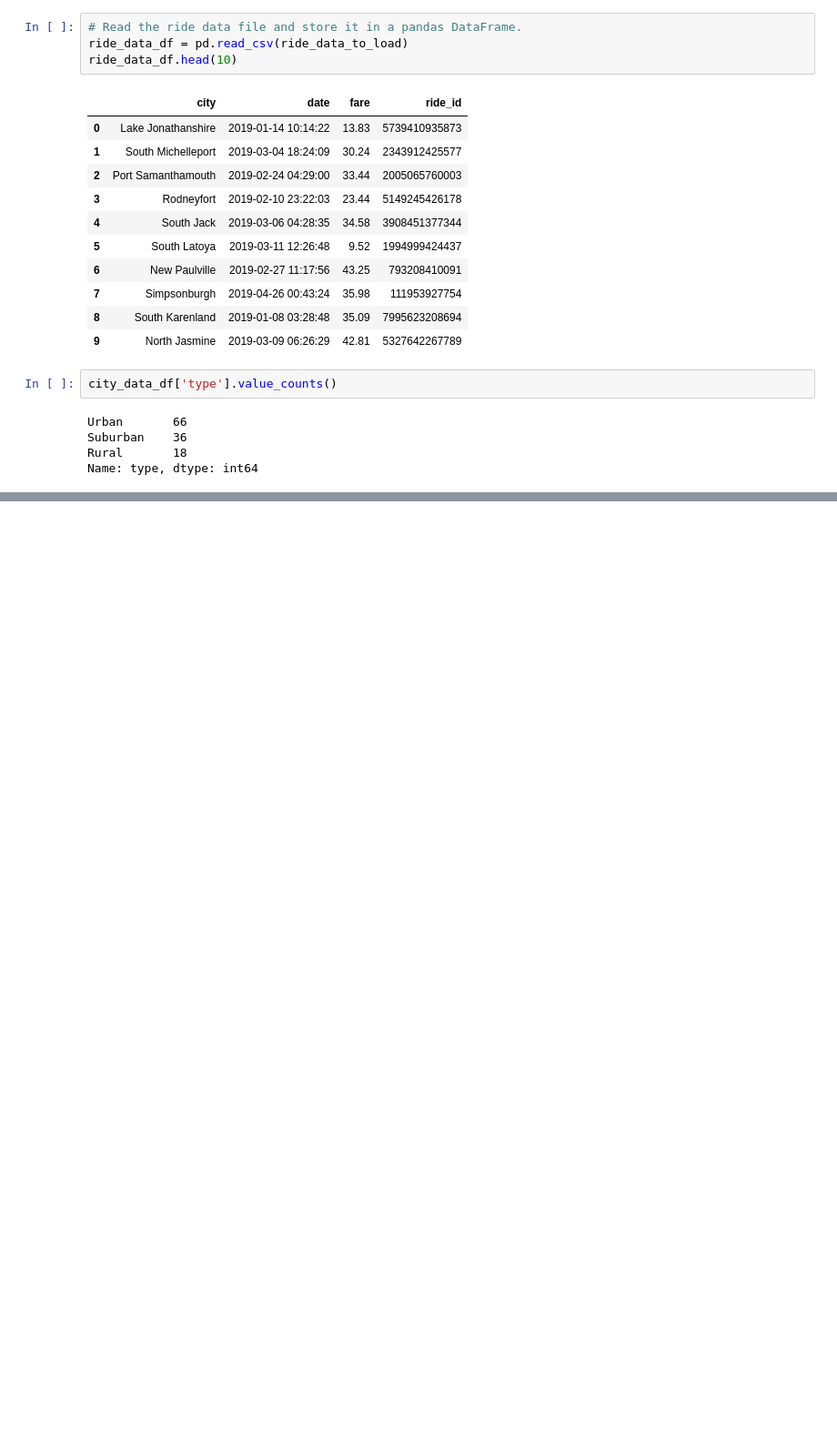
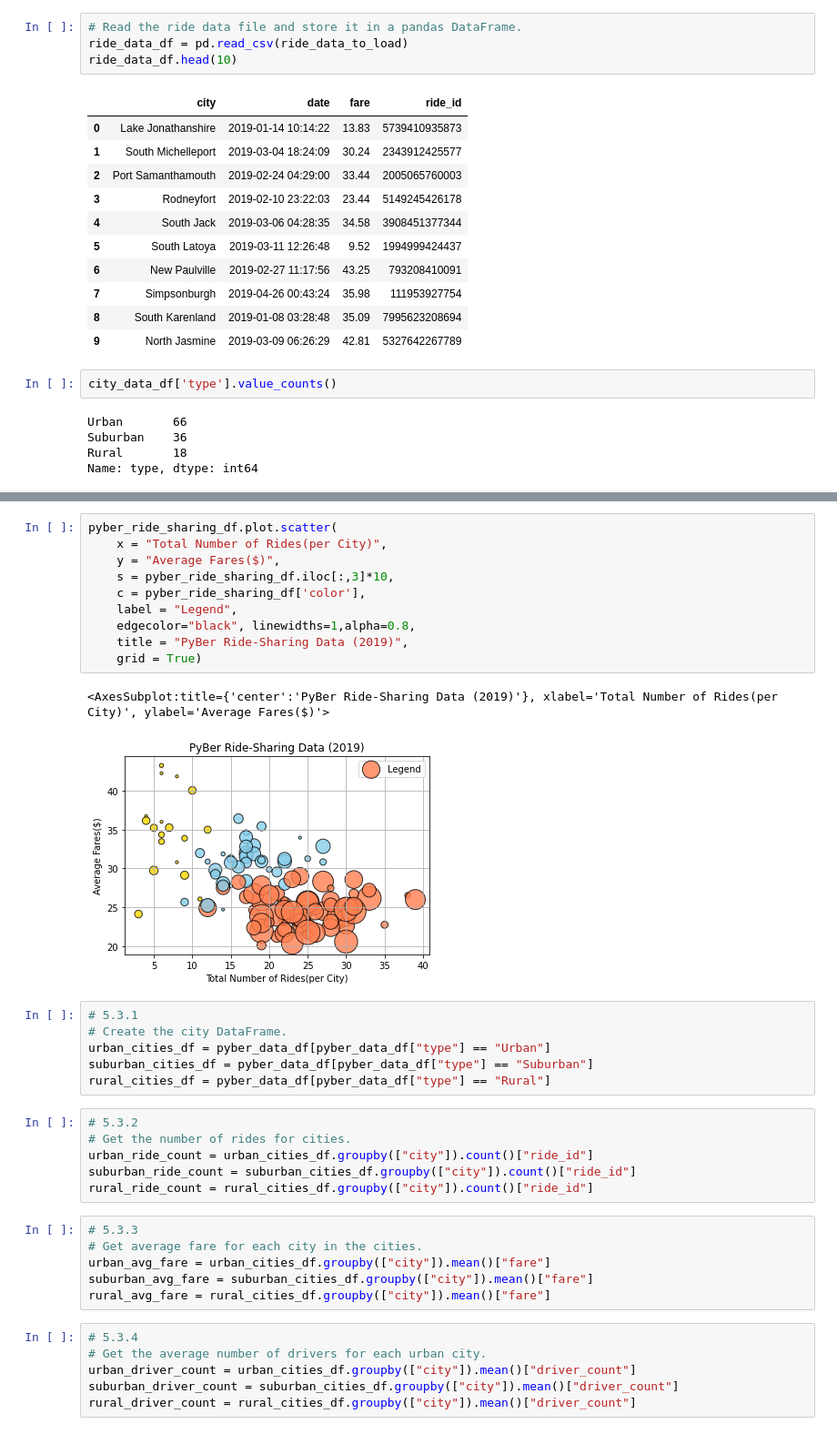
Before and after one commit to hjx2019/PyBer_Analysis, a Jupyter notebook: PyBer.ipynb, the cells around one changed output, grey strips where cells are left out. Shown at 91% size. Saved outputs shown, nothing was run; the diff lists cells and outputs as text; blank space fills up the shorter version.

```diff
--- a/PyBer.ipynb
+++ b/PyBer.ipynb
@@ -56,0 +136,37 @@ SyntaxError: positional argument follows keyword argument (<ipython-input-8-dcfe
+# %%
+pyber_ride_sharing_df.plot.scatter(
+    x = "Total Number of Rides(per City)",
+    y = "Average Fares($)",
+    s = pyber_ride_sharing_df.iloc[:,3]*10,
+    c = pyber_ride_sharing_df['color'],
+    label = "Legend",
+    edgecolor="black", linewidths=1,alpha=0.8,
+    title = "PyBer Ride-Sharing Data (2019)",
+    grid = True)
+# %% [output]
+<AxesSubplot:title={'center':'PyBer Ride-Sharing Data (2019)'}, xlabel='Total Number of Rides(per City)', ylabel='Average Fares($)'>
+[figure, added]
+# %%
+# 5.3.1
+# Create the city DataFrame.
+urban_cities_df = pyber_data_df[pyber_data_df["type"] == "Urban"]
+suburban_cities_df = pyber_data_df[pyber_data_df["type"] == "Suburban"]
+rural_cities_df = pyber_data_df[pyber_data_df["type"] == "Rural"]
+# %%
+# 5.3.2
+# Get the number of rides for cities.
+urban_ride_count = urban_cities_df.groupby(["city"]).count()["ride_id"]
+suburban_ride_count = suburban_cities_df.groupby(["city"]).count()["ride_id"]
+rural_ride_count = rural_cities_df.groupby(["city"]).count()["ride_id"]
+# %%
+# 5.3.3
+# Get average fare for each city in the cities.
+urban_avg_fare = urban_cities_df.groupby(["city"]).mean()["fare"]
+suburban_avg_fare = suburban_cities_df.groupby(["city"]).mean()["fare"]
+rural_avg_fare = rural_cities_df.groupby(["city"]).mean()["fare"]
+# %%
+# 5.3.4
+# Get the average number of drivers for each urban city.
+urban_driver_count = urban_cities_df.groupby(["city"]).mean()["driver_count"]
+suburban_driver_count = suburban_cities_df.groupby(["city"]).mean()["driver_count"]
+rural_driver_count = rural_cities_df.groupby(["city"]).mean()["driver_count"]
```
Also changed, not shown: parts of 10 cells of this notebook.
